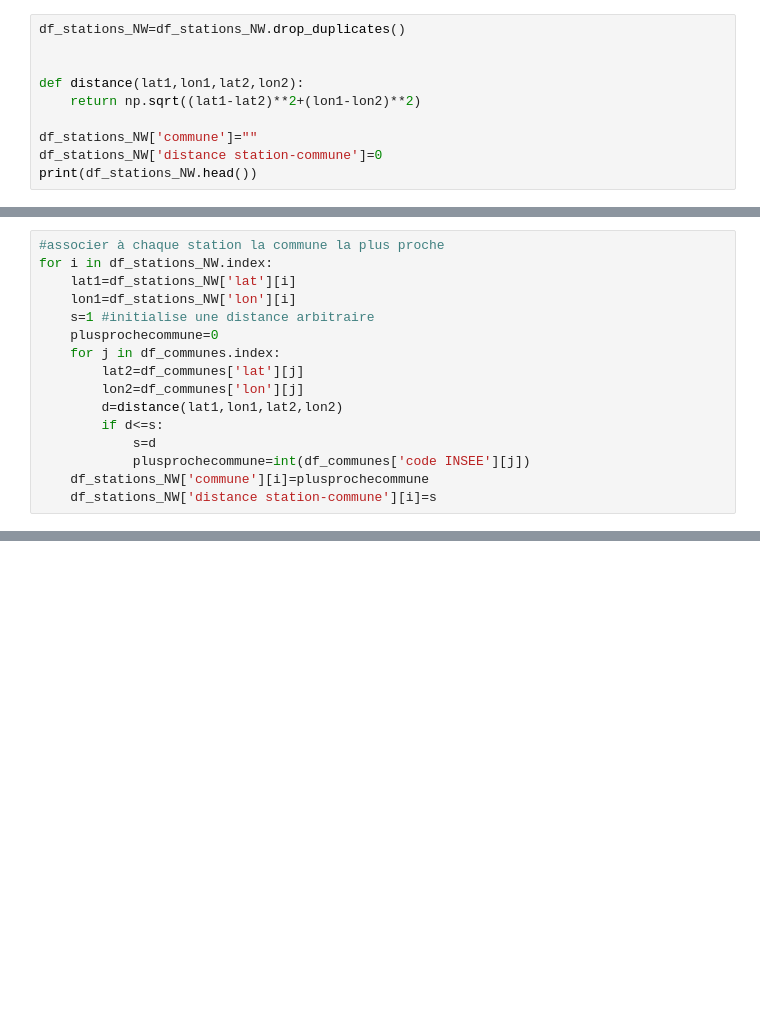
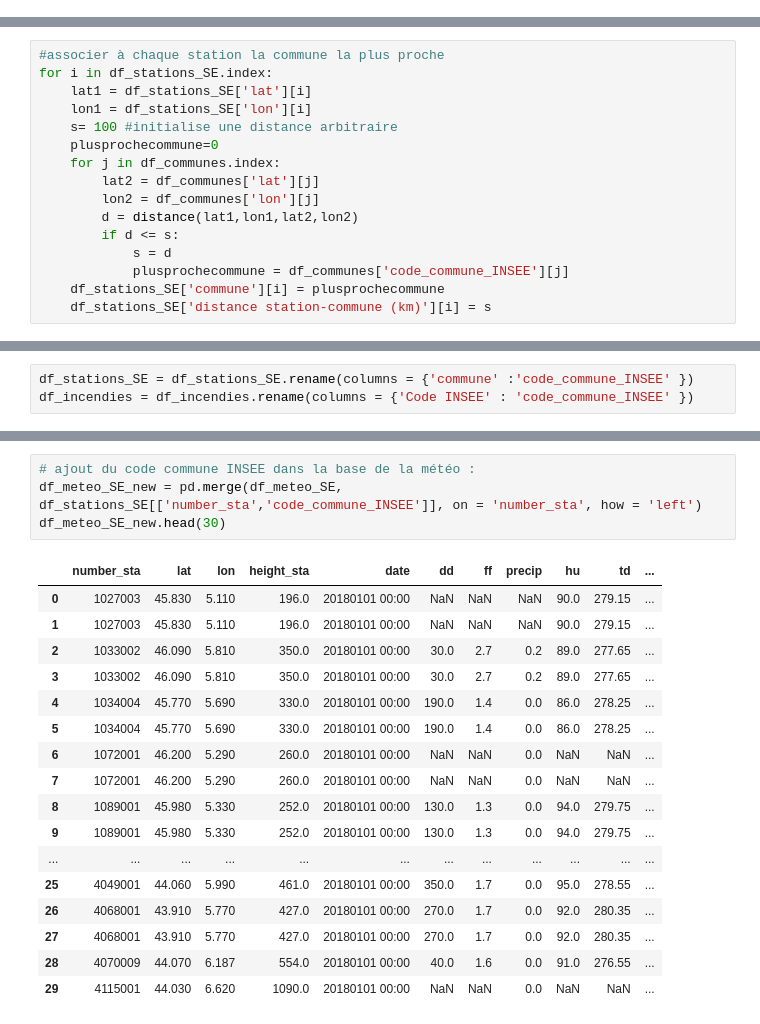
Before and after one commit to felixdechamps/ensae-prog2A, a Jupyter notebook: notebookincendies.ipynb, the cells around one changed output, grey strips where cells are left out. Drawn from its saved outputs; the diff is of its cells as text; blank space fills up the shorter version.

```diff
--- a/notebookincendies.ipynb
+++ b/notebookincendies.ipynb
@@ -15,10 +17,0 @@ df_stations_NW=df_météo_NW[['number_sta','lat','lon']]
-# %%
-df_stations_NW=df_stations_NW.drop_duplicates()
-
-
-def distance(lat1,lon1,lat2,lon2):
-    return np.sqrt((lat1-lat2)**2+(lon1-lon2)**2)
-
-df_stations_NW['commune']=""
-df_stations_NW['distance station-commune']=0
-print(df_stations_NW.head())
@@ -32,19 +41,19 @@ print(df_stations_NW.head())
 # %%
 #associer à chaque station la commune la plus proche
-for i in df_stations_NW.index:
-    lat1=df_stations_NW['lat'][i]
-    lon1=df_stations_NW['lon'][i]
-    s=1 #initialise une distance arbitraire
+for i in df_stations_SE.index:
+    lat1 = df_stations_SE['lat'][i]
+    lon1 = df_stations_SE['lon'][i]
+    s= 100 #initialise une distance arbitraire
     plusprochecommune=0
     for j in df_communes.index:
-        lat2=df_communes['lat'][j]
-        lon2=df_communes['lon'][j]
-        d=distance(lat1,lon1,lat2,lon2)
-        if d<=s:
-            s=d
-            plusprochecommune=int(df_communes['code INSEE'][j])
-    df_stations_NW['commune'][i]=plusprochecommune
-    df_stations_NW['distance station-commune'][i]=s
+        lat2 = df_communes['lat'][j]
+        lon2 = df_communes['lon'][j]
+        d = distance(lat1,lon1,lat2,lon2)
+        if d <= s:
+            s = d
+            plusprochecommune = df_communes['code_commune_INSEE'][j]
+    df_stations_SE['commune'][i] = plusprochecommune
+    df_stations_SE['distance station-commune (km)'][i] = s
 # %% [output]
 A value is trying to be set on a copy of a slice from a DataFrame
 
@@ -65,0 +75,3 @@ print(df_stations_NW.head())
+# %%
+df_stations_SE = df_stations_SE.rename(columns = {'commune' :'code_commune_INSEE' })
+df_incendies = df_incendies.rename(columns = {'Code INSEE' : 'code_commune_INSEE' })
@@ -65,0 +92,22 @@ print(df_stations_NW.head())
+# %%
+# ajout du code commune INSEE dans la base de la météo :
+df_meteo_SE_new = pd.merge(df_meteo_SE, df_stations_SE[['number_sta','code_commune_INSEE']], on = 'number_sta', how = 'left')
+df_meteo_SE_new.head(30)
+# %% [output]
+|  | number_sta | lat | lon | height_sta | date | dd | ff | precip | hu | td | ... |
+| 0 | 1027003 | 45.830 | 5.110 | 196.0 | 20180101 00:00 | NaN | NaN | NaN | 90.0 | 279.15 | ... |
+| 1 | 1027003 | 45.830 | 5.110 | 196.0 | 20180101 00:00 | NaN | NaN | NaN | 90.0 | 279.15 | ... |
+| 2 | 1033002 | 46.090 | 5.810 | 350.0 | 20180101 00:00 | 30.0 | 2.7 | 0.2 | 89.0 | 277.65 | ... |
+| 3 | 1033002 | 46.090 | 5.810 | 350.0 | 20180101 00:00 | 30.0 | 2.7 | 0.2 | 89.0 | 277.65 | ... |
+| 4 | 1034004 | 45.770 | 5.690 | 330.0 | 20180101 00:00 | 190.0 | 1.4 | 0.0 | 86.0 | 278.25 | ... |
+| 5 | 1034004 | 45.770 | 5.690 | 330.0 | 20180101 00:00 | 190.0 | 1.4 | 0.0 | 86.0 | 278.25 | ... |
+| 6 | 1072001 | 46.200 | 5.290 | 260.0 | 20180101 00:00 | NaN | NaN | 0.0 | NaN | NaN | ... |
+| 7 | 1072001 | 46.200 | 5.290 | 260.0 | 20180101 00:00 | NaN | NaN | 0.0 | NaN | NaN | ... |
+| 8 | 1089001 | 45.980 | 5.330 | 252.0 | 20180101 00:00 | 130.0 | 1.3 | 0.0 | 94.0 | 279.75 | ... |
+| 9 | 1089001 | 45.980 | 5.330 | 252.0 | 20180101 00:00 | 130.0 | 1.3 | 0.0 | 94.0 | 279.75 | ... |
+| ... | ... | ... | ... | ... | ... | ... | ... | ... | ... | ... | ... |
+| 25 | 4049001 | 44.060 | 5.990 | 461.0 | 20180101 00:00 | 350.0 | 1.7 | 0.0 | 95.0 | 278.55 | ... |
+| 26 | 4068001 | 43.910 | 5.770 | 427.0 | 20180101 00:00 | 270.0 | 1.7 | 0.0 | 92.0 | 280.35 | ... |
+| 27 | 4068001 | 43.910 | 5.770 | 427.0 | 20180101 00:00 | 270.0 | 1.7 | 0.0 | 92.0 | 280.35 | ... |
+| 28 | 4070009 | 44.070 | 6.187 | 554.0 | 20180101 00:00 | 40.0 | 1.6 | 0.0 | 91.0 | 276.55 | ... |
+| 29 | 4115001 | 44.030 | 6.620 | 1090.0 | 20180101 00:00 | NaN | NaN | 0.0 | NaN | NaN | ... |
```
Also changed, not shown: parts of 6 cells of this notebook, 1 other file.
